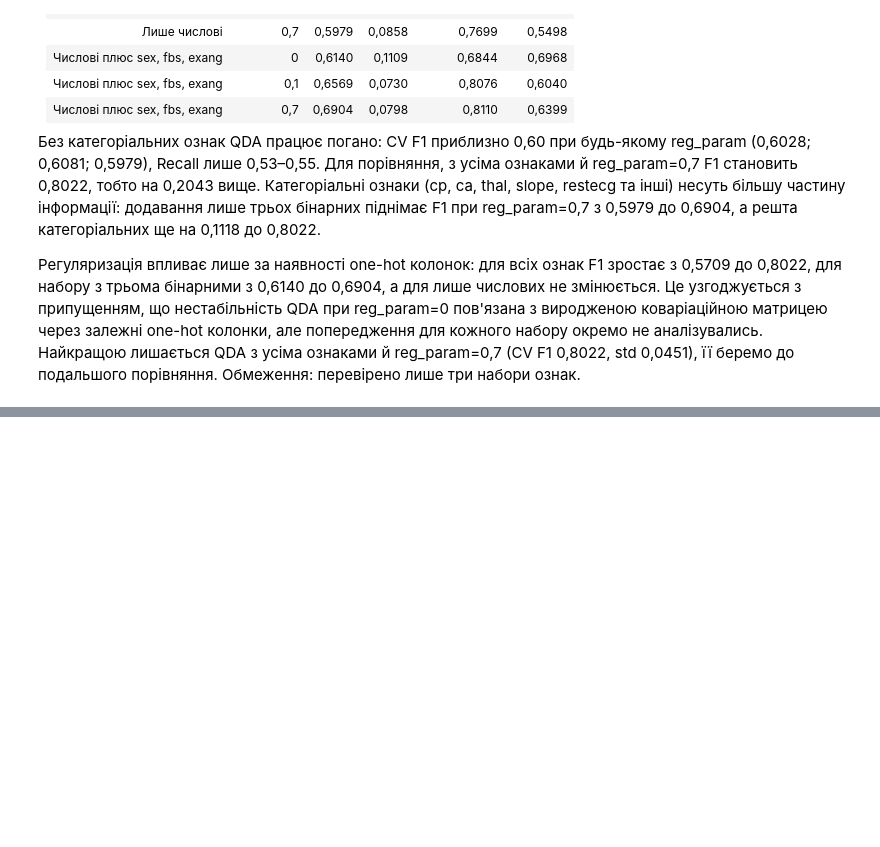
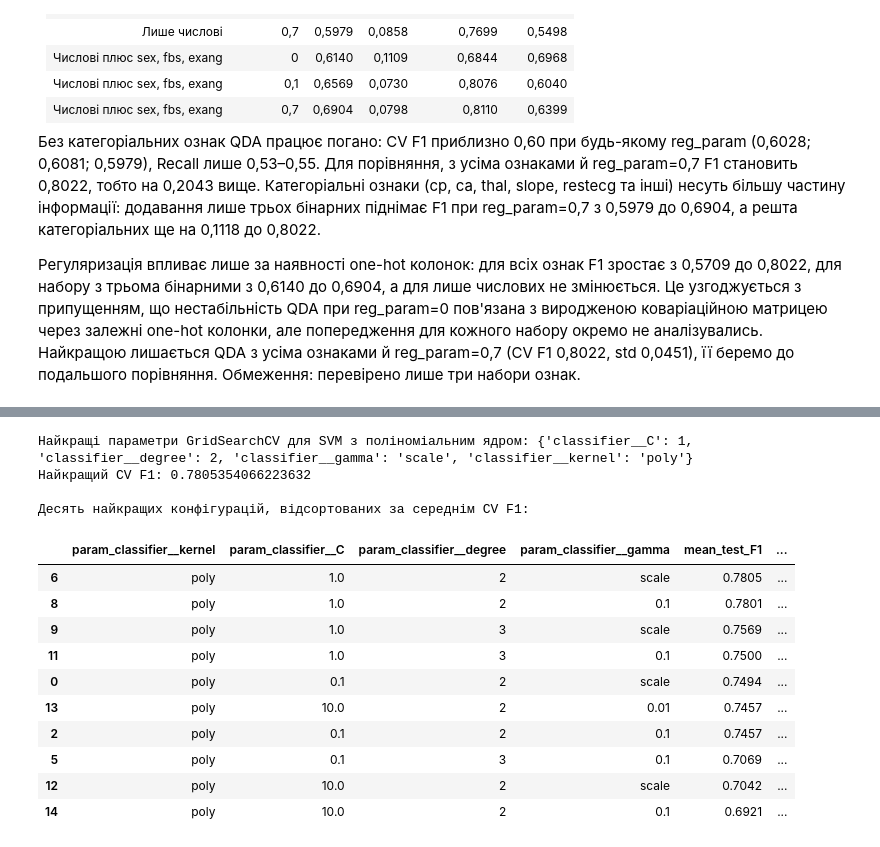
Before and after one commit to Anton-maxi/pattern-recognition-practice, a Jupyter notebook: classification-mini-project/notebooks/PR04_Zboryk_Anton.ipynb, the cells around one changed output, grey strips where cells are left out. Cells and saved outputs as stored; diff of their text form; code cells hidden in the pictures; blank space fills up the shorter version.

```diff
--- a/classification-mini-project/notebooks/PR04_Zboryk_Anton.ipynb
+++ b/classification-mini-project/notebooks/PR04_Zboryk_Anton.ipynb
@@ -1025,0 +1182,46 @@ QDA: склад ознак і reg_param (CV)
+# %%
+# Додаткове ПР6: SVM з поліноміальним ядром, сітка параметрів
+# Одне ядро, тому сітка складається з одного словника: 3 x 2 x 3 = 18 комбінацій
+param_grid_poly = [
+    {
+        "classifier__kernel": ["poly"],
+        "classifier__C": [0.1, 1, 10],
+        "classifier__degree": [2, 3],
+        "classifier__gamma": ["scale", 0.01, 0.1]
+    }
+]
+# %%
+# Додаткове ПР6: GridSearchCV для SVM з поліноміальним ядром, лише на train
+
+# Pipeline SVC_model_grid той самий, що в кроці 16.3 (ядро, C, degree, gamma підставляє сітка)
+grid_svm_poly = GridSearchCV(SVC_model_grid, param_grid_poly, scoring=scoring, refit="F1", cv=cv)
+grid_svm_poly.fit(X_train, y_train)
+
+print("Найкращі параметри GridSearchCV для SVM з поліноміальним ядром:", grid_svm_poly.best_params_)
+print("Найкращий CV F1:", grid_svm_poly.best_score_)
+
+# Таблиця конфігурацій з потрібними колонками
+df_svm_poly = pd.DataFrame(grid_svm_poly.cv_results_)
+df_svm_poly = df_svm_poly[["param_classifier__kernel", "param_classifier__C", "param_classifier__degree",
+                           "param_classifier__gamma", "mean_test_F1", "std_test_F1",
+                           "mean_test_ROC_AUC", "mean_test_RECALL", "mean_fit_time"]]
+
+print()
+print("Десять найкращих конфігурацій, відсортованих за середнім CV F1:")
+display(df_svm_poly.sort_values("mean_test_F1", ascending=False).head(10).round(4))
+# %% [output]
+Найкращі параметри GridSearchCV для SVM з поліноміальним ядром: {'classifier__C': 1, 'classifier__degree': 2, 'classifier__gamma': 'scale', 'classifier__kernel': 'poly'}
+Найкращий CV F1: 0.7805354066223632
+
+Десять найкращих конфігурацій, відсортованих за середнім CV F1:
+|  | param_classifier__kernel | param_classifier__C | param_classifier__degree | param_classifier__gamma | mean_test_F1 | ... |
+| 6 | poly | 1.0 | 2 | scale | 0.7805 | ... |
+| 8 | poly | 1.0 | 2 | 0.1 | 0.7801 | ... |
+| 9 | poly | 1.0 | 3 | scale | 0.7569 | ... |
+| 11 | poly | 1.0 | 3 | 0.1 | 0.7500 | ... |
+| 0 | poly | 0.1 | 2 | scale | 0.7494 | ... |
+| 13 | poly | 10.0 | 2 | 0.01 | 0.7457 | ... |
+| 2 | poly | 0.1 | 2 | 0.1 | 0.7457 | ... |
+| 5 | poly | 0.1 | 3 | 0.1 | 0.7069 | ... |
+| 12 | poly | 10.0 | 2 | scale | 0.7042 | ... |
+| 14 | poly | 10.0 | 2 | 0.1 | 0.6921 | ... |
```
Also changed, not shown: parts of 9 cells of this notebook.
